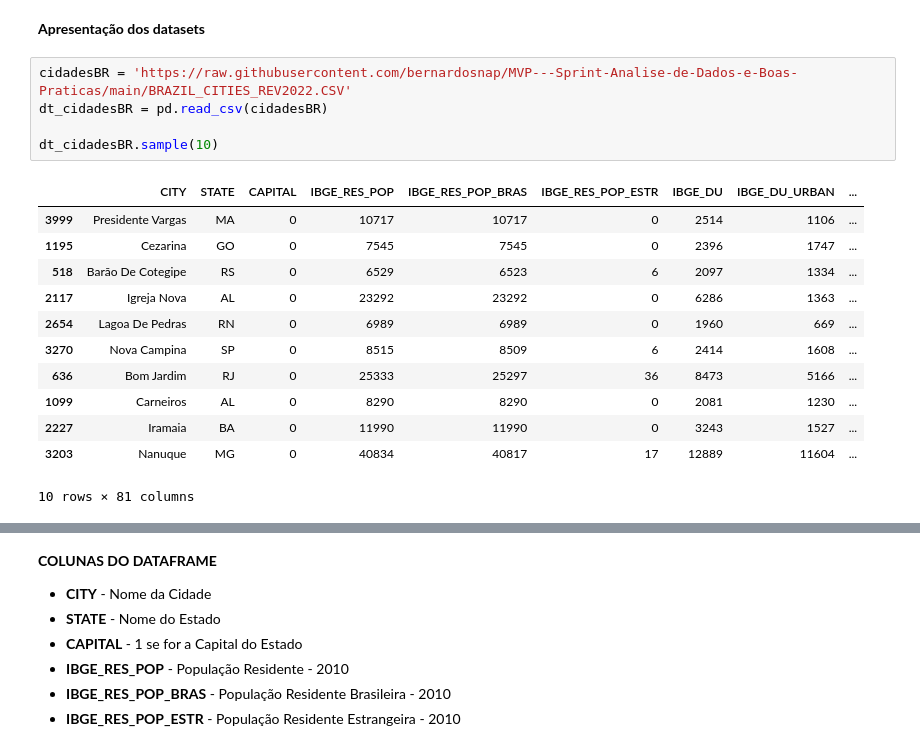
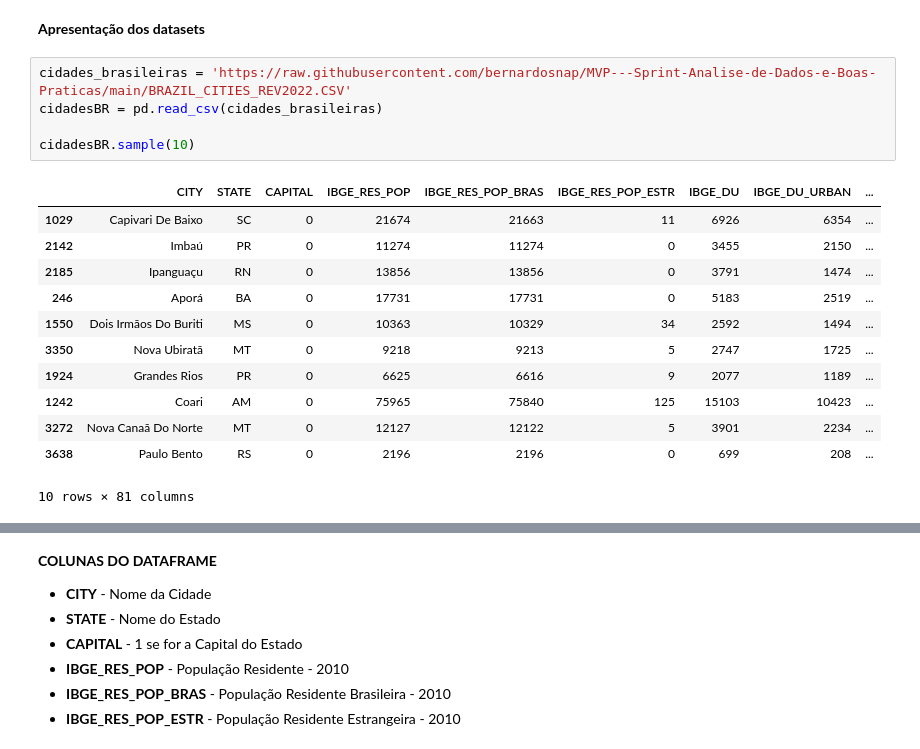
Before and after one commit to bernardosnap/MVP---Sprint-An-lise-de-Dados-e-Boas-Pr-ticas, a Jupyter notebook: Análise_de_Dados_Cidades_Brasileiras.ipynb, the cells around one changed output, grey strips where cells are left out. Saved outputs shown, nothing was run; the diff lists cells and outputs as text.

```diff
--- a/Análise_de_Dados_Cidades_Brasileiras.ipynb
+++ b/Análise_de_Dados_Cidades_Brasileiras.ipynb
@@ -70,20 +70,20 @@ from sklearn.ensemble import GradientBoostingClassifier
 # %% [markdown]
 **Apresentação dos datasets**
 # %%
-cidadesBR = 'https://raw.githubusercontent.com/bernardosnap/MVP---Sprint-Analise-de-Dados-e-Boas-Praticas/main/BRAZIL_CITIES_REV2022.CSV'
-dt_cidadesBR = pd.read_csv(cidadesBR)
+cidades_brasileiras = 'https://raw.githubusercontent.com/bernardosnap/MVP---Sprint-Analise-de-Dados-e-Boas-Praticas/main/BRAZIL_CITIES_REV2022.CSV'
+cidadesBR = pd.read_csv(cidades_brasileiras)
 
-dt_cidadesBR.sample(10)
+cidadesBR.sample(10)
 # %% [output]
 |  | CITY | STATE | CAPITAL | IBGE_RES_POP | IBGE_RES_POP_BRAS | IBGE_RES_POP_ESTR | IBGE_DU | IBGE_DU_URBAN | ... |
-| 3999 | Presidente Vargas | MA | 0 | 10717 | 10717 | 0 | 2514 | 1106 | ... |
-| 1195 | Cezarina | GO | 0 | 7545 | 7545 | 0 | 2396 | 1747 | ... |
-| 518 | Barão De Cotegipe | RS | 0 | 6529 | 6523 | 6 | 2097 | 1334 | ... |
-| 2117 | Igreja Nova | AL | 0 | 23292 | 23292 | 0 | 6286 | 1363 | ... |
-| 2654 | Lagoa De Pedras | RN | 0 | 6989 | 6989 | 0 | 1960 | 669 | ... |
-| 3270 | Nova Campina | SP | 0 | 8515 | 8509 | 6 | 2414 | 1608 | ... |
-| 636 | Bom Jardim | RJ | 0 | 25333 | 25297 | 36 | 8473 | 5166 | ... |
-| 1099 | Carneiros | AL | 0 | 8290 | 8290 | 0 | 2081 | 1230 | ... |
-| 2227 | Iramaia | BA | 0 | 11990 | 11990 | 0 | 3243 | 1527 | ... |
-| 3203 | Nanuque | MG | 0 | 40834 | 40817 | 17 | 12889 | 11604 | ... |
+| 1029 | Capivari De Baixo | SC | 0 | 21674 | 21663 | 11 | 6926 | 6354 | ... |
+| 2142 | Imbaú | PR | 0 | 11274 | 11274 | 0 | 3455 | 2150 | ... |
+| 2185 | Ipanguaçu | RN | 0 | 13856 | 13856 | 0 | 3791 | 1474 | ... |
+| 246 | Aporá | BA | 0 | 17731 | 17731 | 0 | 5183 | 2519 | ... |
+| 1550 | Dois Irmãos Do Buriti | MS | 0 | 10363 | 10329 | 34 | 2592 | 1494 | ... |
+| 3350 | Nova Ubiratã | MT | 0 | 9218 | 9213 | 5 | 2747 | 1725 | ... |
+| 1924 | Grandes Rios | PR | 0 | 6625 | 6616 | 9 | 2077 | 1189 | ... |
+| 1242 | Coari | AM | 0 | 75965 | 75840 | 125 | 15103 | 10423 | ... |
+| 3272 | Nova Canaã Do Norte | MT | 0 | 12127 | 12122 | 5 | 3901 | 2234 | ... |
+| 3638 | Paulo Bento | RS | 0 | 2196 | 2196 | 0 | 699 | 208 | ... |
 10 rows × 81 columns
```
Also changed, not shown: parts of 75 cells of this notebook.
